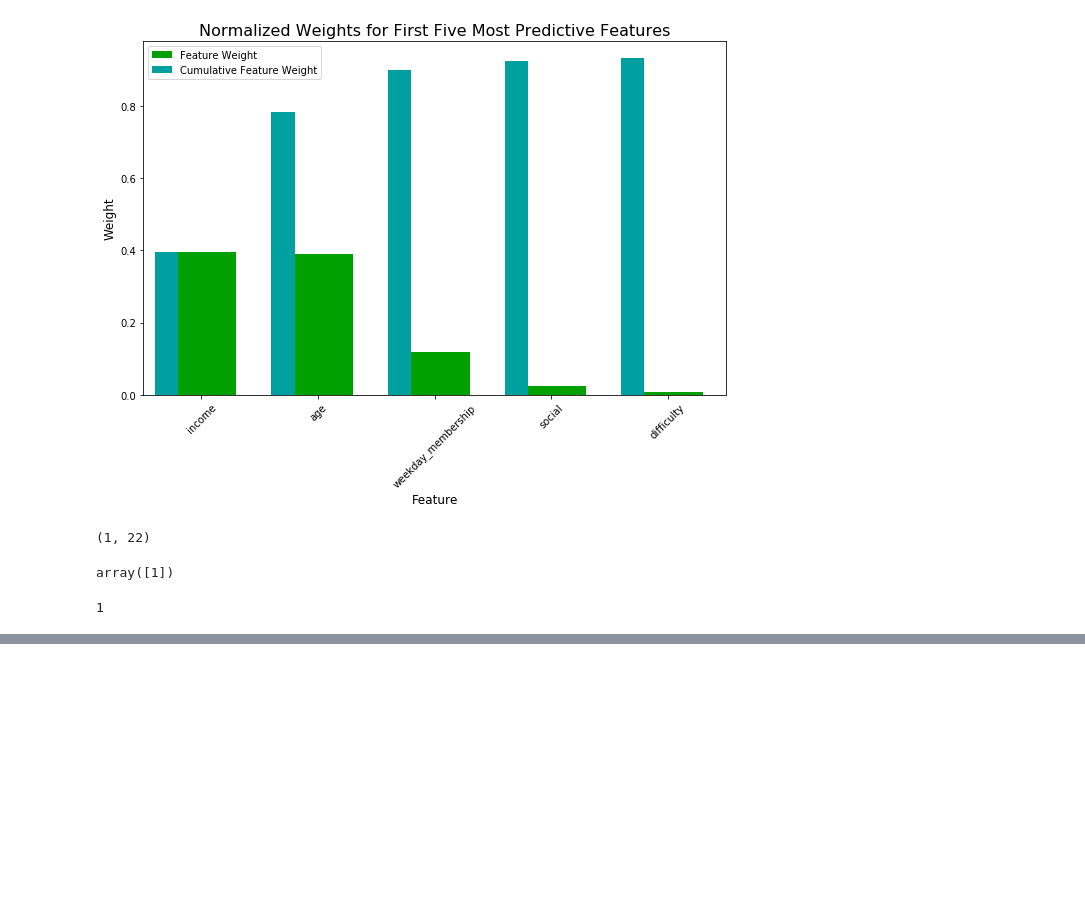
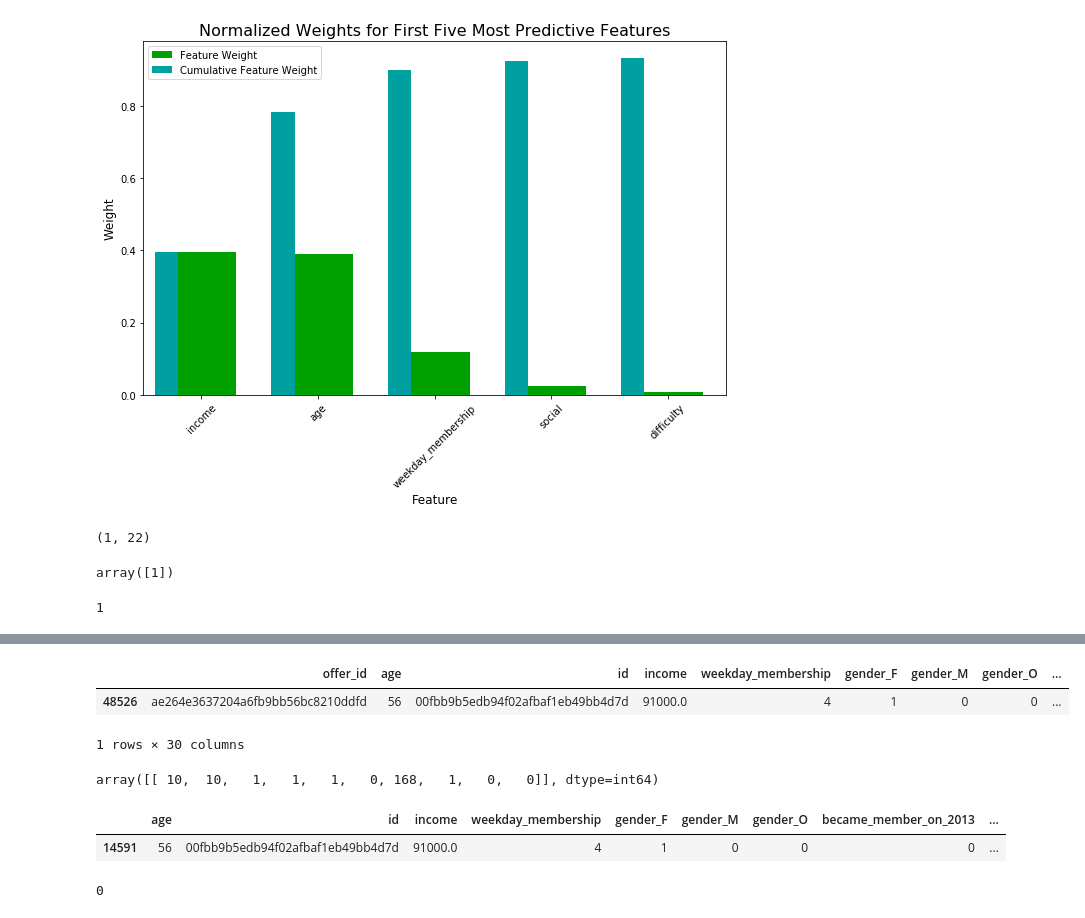
Before and after one commit to benjamin-dupuis/DataScienceNanodegree, a Jupyter notebook: Capstone Project/Starbucks_Capstone_notebook.ipynb, the cells around one changed output, grey strips where cells are left out. Cells and saved outputs as stored; diff of their text form; code cells hidden in the pictures; blank space fills up the shorter version.

Commit message:
Add machine learning route and use model to make prediction.

```diff
--- a/Capstone Project/Starbucks_Capstone_notebook.ipynb
+++ b/Capstone Project/Starbucks_Capstone_notebook.ipynb
@@ -531,8 +557,6 @@ def plot_successful_projects_prob(df, attribute, attribute_title, x_axis_title=N
     else:
         ax.set_xlabel(attribute_title.capitalize(), fontsize=15)
     ax.set_ylabel("% of success", fontsize=15)
-# %%
-df_for_analysis = new_df.drop(['id', 'value', 'time', 'event'], axis=1).dropna(axis=0).drop_duplicates(keep='first').merge(portfolio, left_on='offer_id', right_on='id', how='inner').drop(['difficulty_x', 'reward_x'], axis=1).rename(columns={'difficulty_y': 'difficulty', 'reward_y': 'reward'})
 # %%
 save_dataframe_to_csv(df_for_analysis, 'data/data_for_analysis.csv')
 # %%
@@ -795,0 +839,15 @@ y_test[0]
+# %%
+df_for_analysis[(df_for_analysis['offer_id'] == 'ae264e3637204a6fb9bb56bc8210ddfd') & (df_for_analysis['id'] == '00fbb9b5edb94f02afbaf1eb49bb4d7d')]
+# %% [output]
+|  | offer_id | age | id | income | weekday_membership | gender_F | gender_M | gender_O | ... |
+| 48526 | ae264e3637204a6fb9bb56bc8210ddfd | 56 | 00fbb9b5edb94f02afbaf1eb49bb4d7d | 91000.0 | 4 | 1 | 0 | 0 | ... |
+1 rows × 30 columns
+# %%
+portfolio_engineered_df[portfolio_engineered_df['offer_id'] == 'ae264e3637204a6fb9bb56bc8210ddfd'].drop('offer_id', axis=1).values
+# %% [output]
+array([[ 10,  10,   1,   1,   1,   0, 168,   1,   0,   0]], dtype=int64)
+# %%
+profile_engineered_df[profile_engineered_df['id'] == '00fbb9b5edb94f02afbaf1eb49bb4d7d']
+# %% [output]
+|  | age | id | income | weekday_membership | gender_F | gender_M | gender_O | became_member_on_2013 | ... |
+| 14591 | 56 | 00fbb9b5edb94f02afbaf1eb49bb4d7d | 91000.0 | 4 | 1 | 0 | 0 | 0 | ... |
@@ -795,0 +871,4 @@ y_test[0]
+# %%
+predict(model, values)
+# %% [output]
+0
```
Also changed, not shown: parts of 11 cells of this notebook, 8 other files.
